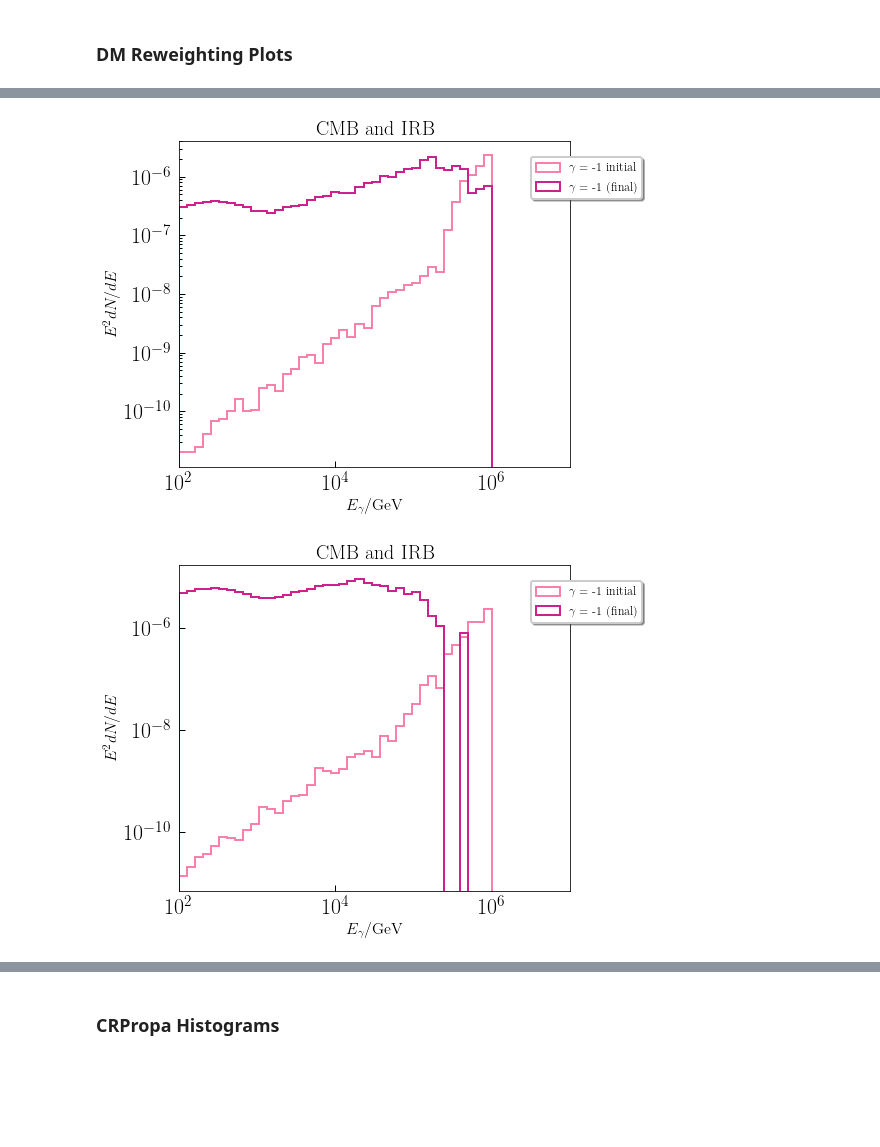
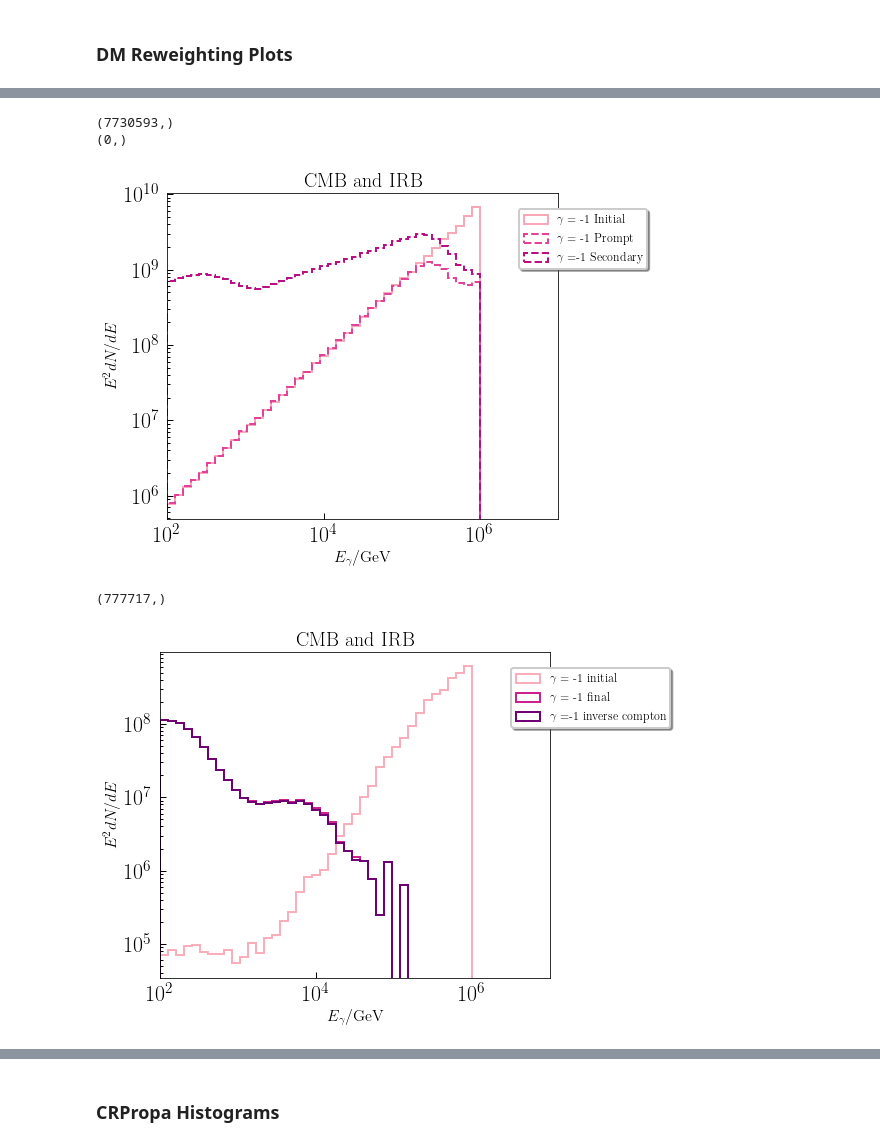
Before and after one commit to bskrzypek/Gamma-Ray-Constraints-on-DM, a Jupyter notebook: CRPropaScripts/DMSpectra3.ipynb, the cells around one changed output, grey strips where cells are left out. Cells and saved outputs as stored; diff of their text form; code cells hidden in the pictures; blank space fills up the shorter version.

```diff
--- a/CRPropaScripts/DMSpectra3.ipynb
+++ b/CRPropaScripts/DMSpectra3.ipynb
@@ -54,3 +62,5 @@ file_extragalactic_ebl = np.genfromtxt("PhotonSpectra/crpropa_photon_output_Powe
+# %%
+file_extragalactic_ebl = np.genfromtxt("PhotonSpectra/crpropa_photon_output_PowerLawCosmologicalEvolution_10_10000.0_True.txt")
 # %% [markdown]
 ## Weights
 # %% [markdown]
@@ -392,8 +1336,11 @@ def MakeGammaDMAttPlot(file_galactic,file_extragalactic,mDM,initial_state,irb =
 # %%
-MakeInjPlot(file_galactic_ebl,-1,True)
+MakeInjPlot(file_galactic_ebl_IC,file_galactic_ebl,-1,True,False)
 # %% [output]
+(7730593,)
+(0,)
-[figure, old version]
+[figure, new version]
 # %%
-MakeInjPlot(file_extragalactic_ebl,-1,True)
+MakeInjPlot(file_extragalactic_ebl,-1,True,True)
 # %% [output]
+(777717,)
-[figure, old version]
+[figure, new version]
```
Also changed, not shown: parts of 67 cells of this notebook.
